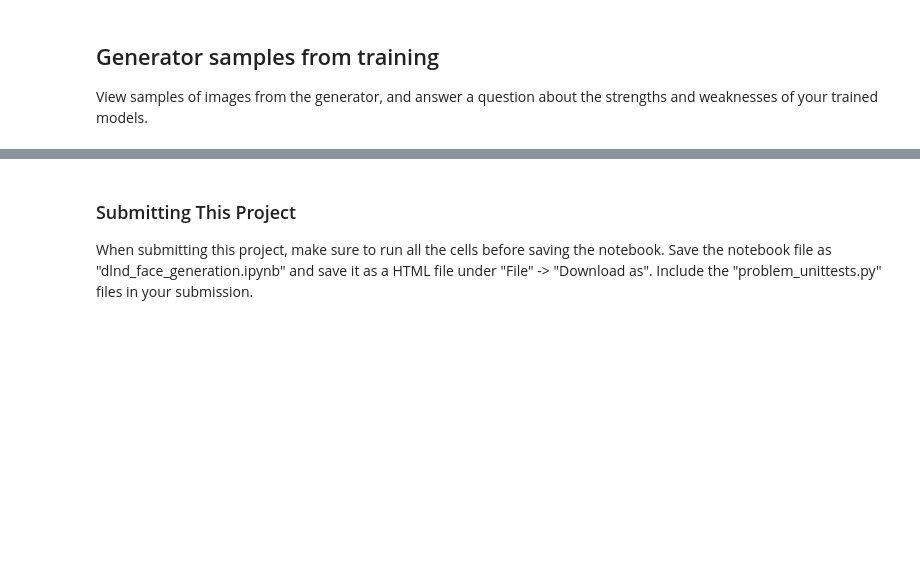
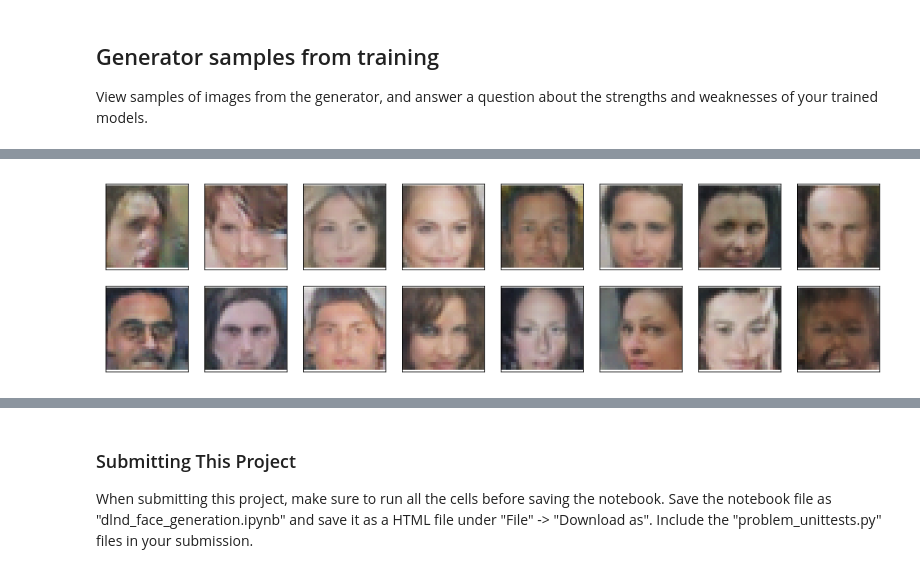
Before and after one commit to armhzjz/deep-learning-v2-pytorch, a Jupyter notebook: project-face-generation/dlnd_face_generation.ipynb, the cells around one changed output, grey strips where cells are left out. Saved outputs shown, nothing was run; the diff lists cells and outputs as text; code cells hidden in the pictures; blank space fills up the shorter version.

Commit message:
dcgan vs lsgan and +

```diff
--- a/project-face-generation/dlnd_face_generation.ipynb
+++ b/project-face-generation/dlnd_face_generation.ipynb
@@ -663,0 +647,4 @@ _ = view_samples(-1, samples)
+# %%
+_ = view_samples(-1, samples) # DCGAN Kernel 6X6,  epochs=50
+# %% [output]
+[figure, added]
```
Also changed, not shown: parts of 20 cells of this notebook.
